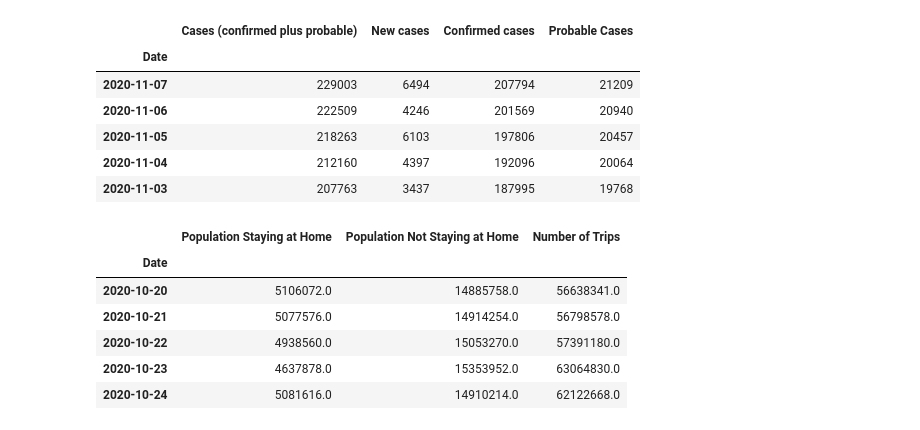
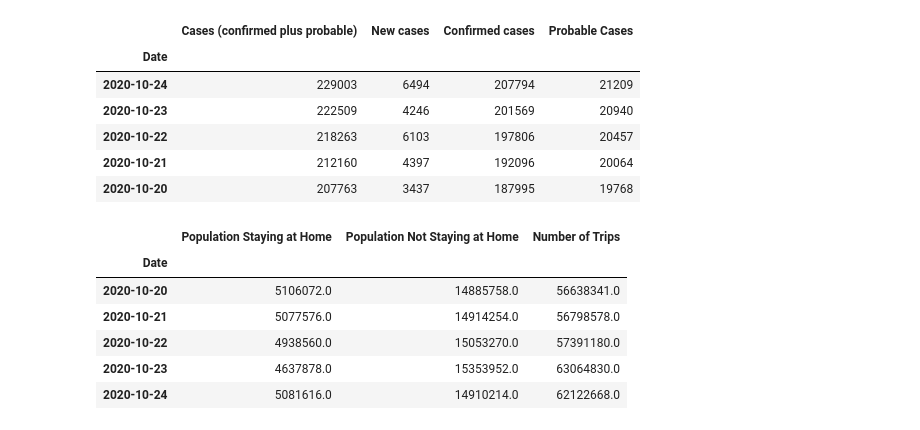
Before and after one commit to Viottihugo/Covid-cases-and-transportantion-in-Michigan, a Jupyter notebook: Project_0.3_EDA.ipynb, the cells around one changed output. Saved outputs shown, nothing was run; the diff lists cells and outputs as text; code cells hidden in the pictures.

```diff
--- a/Project_0.3_EDA.ipynb
+++ b/Project_0.3_EDA.ipynb
@@ -1,26 +1,26 @@
 # %%
 import pandas as pd
-
+import datetime
 
 # covid data taken from https://covidtracking.com/data/state/michigan/cases
 covid_df=pd.read_excel('data\MI_COVID.xlsx')
 
 
-covid_df['Date']=pd.to_datetime(covid_df.Date)
+covid_df['Date']=pd.to_datetime(covid_df.Date) + datetime.timedelta(days=-14)
 covid_df.set_index('Date', inplace=True)
 
 #covid_by_month=covid_df[['New cases', 'MONTH']].groupby('MONTH').sum()
 #covid_by_month=covid_by_month[:5]
 
 covid_df.head()
 # %% [output]
 |  | Cases (confirmed plus probable) | New cases | Confirmed cases | Probable Cases |
 | Date |  |  |  |  |
-| 2020-11-07 | 229003 | 6494 | 207794 | 21209 |
-| 2020-11-06 | 222509 | 4246 | 201569 | 20940 |
-| 2020-11-05 | 218263 | 6103 | 197806 | 20457 |
-| 2020-11-04 | 212160 | 4397 | 192096 | 20064 |
-| 2020-11-03 | 207763 | 3437 | 187995 | 19768 |
+| 2020-10-24 | 229003 | 6494 | 207794 | 21209 |
+| 2020-10-23 | 222509 | 4246 | 201569 | 20940 |
+| 2020-10-22 | 218263 | 6103 | 197806 | 20457 |
+| 2020-10-21 | 212160 | 4397 | 192096 | 20064 |
+| 2020-10-20 | 207763 | 3437 | 187995 | 19768 |
 # %%
 #trips info taken from https://data.bts.gov/Research-and-Statistics/Trips-by-Distance/w96p-f2qv
 trips_MI=pd.read_csv('data\Trips_MI.csv')
```
Also changed, not shown: parts of 3 cells of this notebook.
